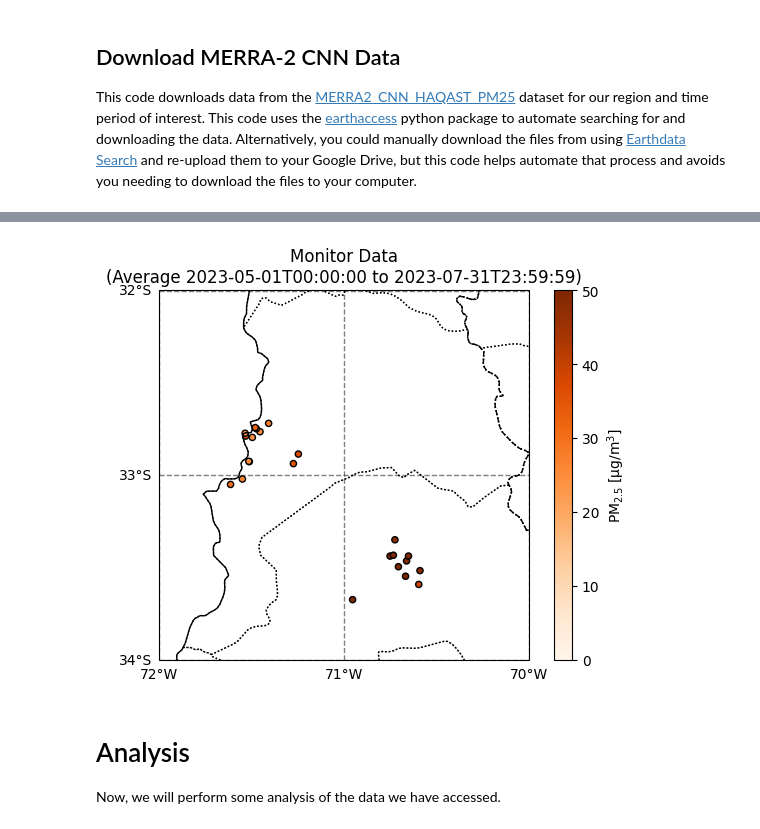
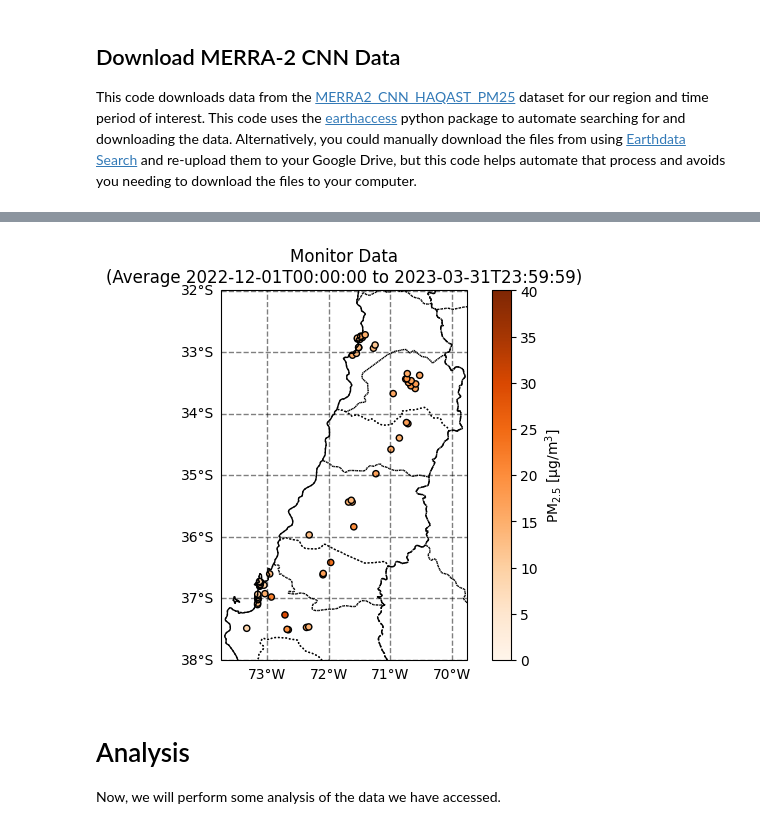
Before and after one commit to NASAARSET/PM2.5_AQ_Online_2026, a Jupyter notebook: code/python/PM2_5_AQ_Online_2026_CaseStudy_EN_complete.ipynb, the cells around one changed output, grey strips where cells are left out. Cells and saved outputs as stored; diff of their text form; code cells hidden in the pictures.

Commit message:
Add files via upload
Changed case study examples to use SINCA data scraping, look at February 2023 fire event.

```diff
--- a/code/python/PM2_5_AQ_Online_2026_CaseStudy_EN_complete.ipynb
+++ b/code/python/PM2_5_AQ_Online_2026_CaseStudy_EN_complete.ipynb
@@ -449,14 +641,14 @@ def F_compute_metrics(f_data,
 3.   Use `s_timezone` to specify the time zone in which the analysis is taking place. This will be useful for converting between UTC and local time. Check the [list of TZ database timezones](https://en.wikipedia.org/wiki/List_of_tz_database_time_zones) for possible options.
 # %%
 # Define the bounding box:
-n_lat_min = -34
+n_lat_min = -38
 n_lat_max = -32
-n_lon_min = -72
-n_lon_max = -70
+n_lon_min = -73.75
+n_lon_max = -69.75
 
 # Define the start and end time:
-t_start = np.datetime64('2023-05-01 00:00:00')
-t_end = np.datetime64('2023-07-31 23:59:59')
+t_start = np.datetime64('2022-12-01 00:00:00')
+t_end = np.datetime64('2023-03-31 23:59:59')
 
 # Specify the local time zone; this will be useful for later visualization:
 s_timezome = 'America/Santiago'
@@ -609,16 +804,27 @@ This code uses the [OpenAQ API](https://docs.openaq.org/about/about) to search f
 # Specify the folder in your drive where the data should be downloaded:
 s_folder_Main = '/content/drive/MyDrive/Colab Notebooks/ARSET/PM25_Training_2026'
 
-# Use OpenAQ to query the data:
-f_data_monitors = F_get_OpenAQ_from_API(n_lon_min,
-                                        n_lat_min,
-                                        n_lon_max,
-                                        n_lat_max,
-                                        t_start,
-                                        t_end)
+# Use OpenAQ to query the data (NOT the preferred option for this case study):
+# f_data_monitors = F_get_OpenAQ_from_API(n_lon_min,
+#                                         n_lat_min,
+#                                         n_lon_max,
+#                                         n_lat_max,
+#                                         t_start,
+#                                         t_end)
 
-# Filter out values less than 0 and greater than 1000:
-f_data_monitors['PM25_filtered'] = f_data_monitors['PM2.5'].where((f_data_monitors['PM2.5'] > 0) & (f_data_monitors['PM2.5'] < 1000))
+# Use a custom function to get data directly from SINCA (this is the preferred option for this case study):
+f_data_monitors = F_get_SINCA_from_web(n_lon_min,
+                                       n_lat_min,
+                                       n_lon_max,
+                                       n_lat_max,
+                                       t_start,
+                                       t_end,
+                                       regions=['V', 'M', 'VI', 'VII', 'XVI', 'VIII', 'IX'])
+# SINCA region ids covering the bounding box (Roman numerals as used by SINCA):
+# V=Valparaiso, M=Metropolitana, VI=O'Higgins, VII=Maule, XVI=Nuble, VIII=Biobio, IX=Araucania.
+
+# Filter out values less than 0 and greater than 2000:
+f_data_monitors['PM25_filtered'] = f_data_monitors['PM2.5'].where((f_data_monitors['PM2.5'] > 0) & (f_data_monitors['PM2.5'] < 2000))
 
 # Save the data so we can more easily come back to it in the future:
 f_data_monitors.to_csv(os.path.join(s_folder_Main,'Monitor_data_subset.csv'))
@@ -660,15 +866,15 @@ Query completed: Sensor 5079647, page 2.
 # %%
 # Plot the data:
 F_plot_map(a_data_plot_point = f_data_monitors['PM25_filtered'],
            n_lat_min=n_lat_min,
            n_lat_max=n_lat_max,
            n_lon_min=n_lon_min,
            n_lon_max=n_lon_max,
            Colorbar_Label = 'PM$_{2.5}$ [µg/m$^{3}$]',
            Plot_Title = f'Monitor Data\n(Average {t_start} to {t_end})',
-           Colorbar_Limits=[0,50]);
+           Colorbar_Limits=[0,40]);
 # %% [output]
-[figure, old version]
+[figure, new version]
 # %% [markdown]
 # Analysis
 
```
Also changed, not shown: parts of 22 cells of this notebook, 1 other file.
